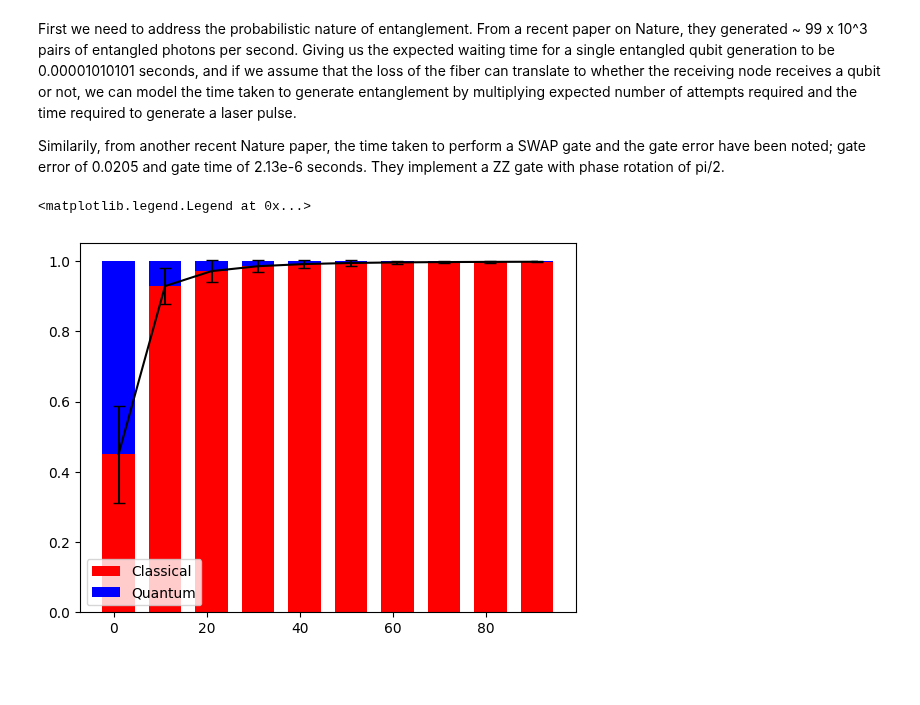
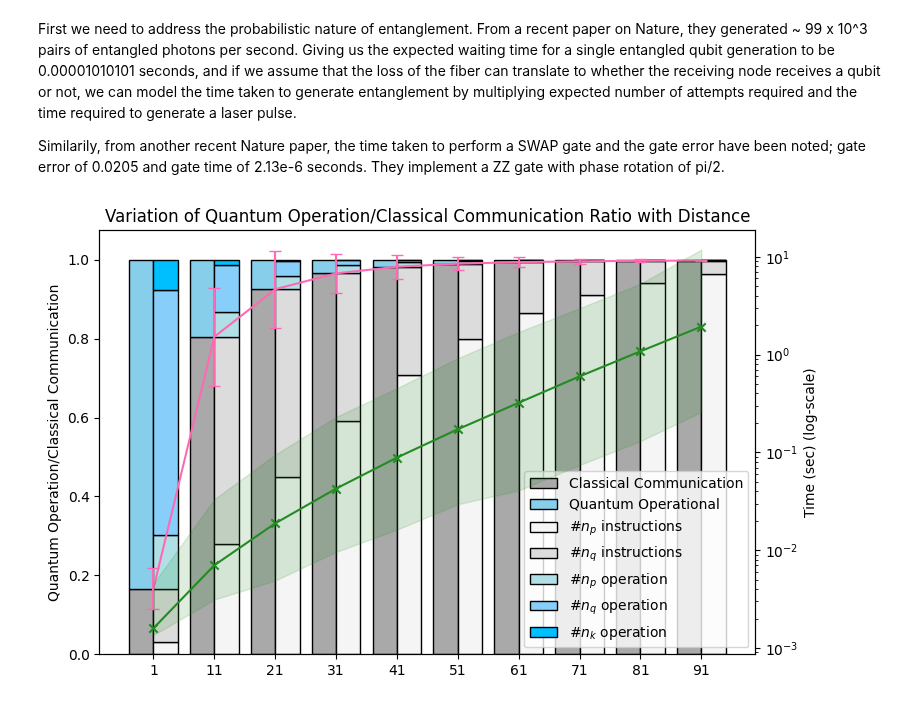
Before and after one commit to AnujGore/Timing-Multiuser-Protocols, a Jupyter notebook: SP.ipynb, the cells around one changed output. Drawn from its saved outputs; the diff is of its cells as text; code cells hidden in the pictures; blank space fills up the shorter version.

```diff
--- a/SP.ipynb
+++ b/SP.ipynb
@@ -200,18 +208,52 @@ for L in range(1, 100, 10):
 # %%
 y_error = list(map(lambda x: (max_ratios[x][0] - min_ratios[x][0])/2, range(len(min_ratios))))
-# %%
-fig, ax = plt.subplots()
-distances = range(1, 100, 10)
-
-for i, n in enumerate(mean_ratios[:-1]):
-    ax.bar(distances[i], n[0], bottom = 0, width= 7, color = "red")
-    ax.bar(distances[i], n[1], bottom= n[0], width=7, color = "blue")
-
-ax.bar(distances[-1], mean_ratios[-1][0], bottom = 0, width= 7, color = "red", label = "Classical")
-ax.bar(distances[-1], mean_ratios[-1][1], bottom= n[0], width=7, color = "blue", label = "Quantum")
-
-ax.errorbar(distances, list(map(lambda x: x[0], mean_ratios)), y_error, capsize= 4, color = "black")
-plt.legend(loc = 'best')
-# %% [output]
-<matplotlib.legend.Legend at 0x...>
-[figure, removed]
+# %%
+fig, ax = plt.subplots(figsize = (8, 5))
+distances = range(1, 100, 10)
+
+classical_color = "skyblue"
+quantum_color = "darkgray"
+t_color = "forestgreen"
+
+p = 2
+
+for i, n in enumerate(mean_ratios[:-1]):
+    ax.bar(distances[i]-p, n[0], bottom = 0, width= 4, color = quantum_color, edgecolor = 'black')
+    ax.bar(distances[i]-p, n[-1], bottom = n[0], width= 4, color = classical_color, edgecolor = 'black')
+    ax.bar(distances[i]+p, n[1], bottom = 0, width= 4, color = "whitesmoke", edgecolor = "black")
+    ax.bar(distances[i]+p, n[2], bottom = n[1], width= 4, color = "gainsboro", edgecolor = "black")
+
+    ax.bar(distances[i]+p, n[3], bottom = n[2]+n[1], width= 4, color = "powderblue", edgecolor = 'black')
+    ax.bar(distances[i]+p, n[4], bottom = n[3]+n[2]+n[1], width= 4, color = "lightskyblue", edgecolor = "black")
+    ax.bar(distances[i]+p, n[5], bottom = n[4]+n[3]+n[2]+n[1], width= 4, color = "deepskyblue", edgecolor = "black")
+
+
+
+ax.bar(distances[-1]-p, mean_ratios[-1][0], bottom = 0, width= 4, color = quantum_color, label = "Classical Communication", edgecolor = 'black')
+ax.bar(distances[-1]-p, mean_ratios[-1][-1], bottom = n[0], width= 4, color = classical_color, label = "Quantum Operational", edgecolor = 'black')
+ax.bar(distances[-1]+p, mean_ratios[-1][1], bottom = 0, width= 4, color = "whitesmoke", edgecolor = "black", label = r"#$n_p$ instructions")
+ax.bar(distances[-1]+p, mean_ratios[-1][2], bottom = mean_ratios[-1][1], width= 4, color = "gainsboro", edgecolor = "black", label = r"#$n_q$ instructions")
+ax.bar(distances[-1]+p, mean_ratios[-1][3], bottom = mean_ratios[-1][2]+mean_ratios[-1][1], width= 4, color = "powderblue", edgecolor = 'black', label = r"#$n_p$ operation")
+ax.bar(distances[-1]+p, mean_ratios[-1][4], bottom = mean_ratios[-1][3]+mean_ratios[-1][2]+mean_ratios[-1][1], width= 4, color = "lightskyblue", edgecolor = "black", label = r"#$n_q$ operation")
+ax.bar(distances[-1]+p, mean_ratios[-1][5], bottom = mean_ratios[-1][4]+mean_ratios[-1][3]+mean_ratios[-1][2]+mean_ratios[-1][1], width= 4, color = "deepskyblue", edgecolor = "black", label = r"#$n_k$ operation")
+
+
+ax1 = ax.twinx()
+
+ax1.fill_between(distances, t_maxs, t_mins, alpha = 0.15, color = t_color)
+ax1.scatter(distances, t_means, marker = 'x', color = t_color)
+ax1.plot(distances, t_means, color = t_color)
+ax1.set_yscale('log')
+
+plt.title('Variation of Quantum Operation/Classical Communication Ratio with Distance')
+plt.xlabel('Distance (km)')
+ax.set_ylabel('Quantum Operation/Classical Communication')
+ax1.set_ylabel('Time (sec) (log-scale)')
+
+ax.errorbar(distances, list(map(lambda x: x[0], mean_ratios)), y_error, capsize= 4, color = "hotpink")
+ax.set_xticks(np.arange(0, max(distances), 10)+1, distances)
+ax.legend(loc = 'best')
+
+plt.tight_layout()
+# %% [output]
+[figure, added]
```
Also changed, not shown: parts of 4 cells of this notebook.
